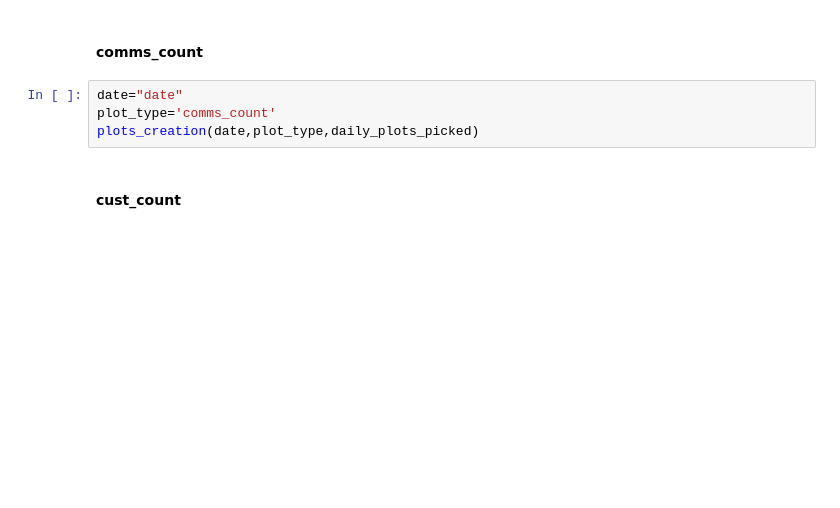
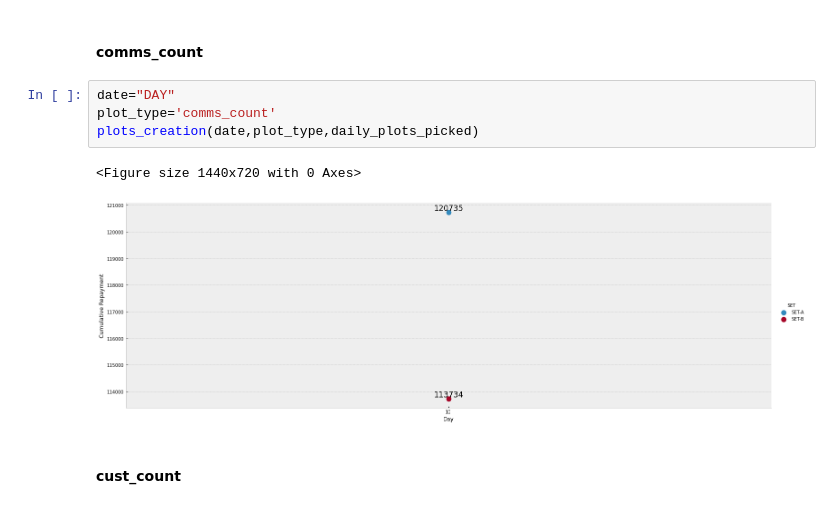
Before and after one commit to praveencg/Intent_To_Pay, a Jupyter notebook: codes/main.ipynb, the cells around one changed output. Cells and saved outputs as stored; diff of their text form; blank space fills up the shorter version.

```diff
--- a/codes/main.ipynb
+++ b/codes/main.ipynb
@@ -423,9 +430,12 @@ plots_creation(date,plot_type,daily_plots_picked)
 # %% [markdown]
 #### comms_count
 # %%
-date="date"
+date="DAY"
 plot_type='comms_count'
 plots_creation(date,plot_type,daily_plots_picked)
+# %% [output]
+<Figure size 1440x720 with 0 Axes>
+[figure, added]
 # %% [markdown]
 #### cust_count
 # %%
```
Also changed, not shown: parts of 9 cells of this notebook.
